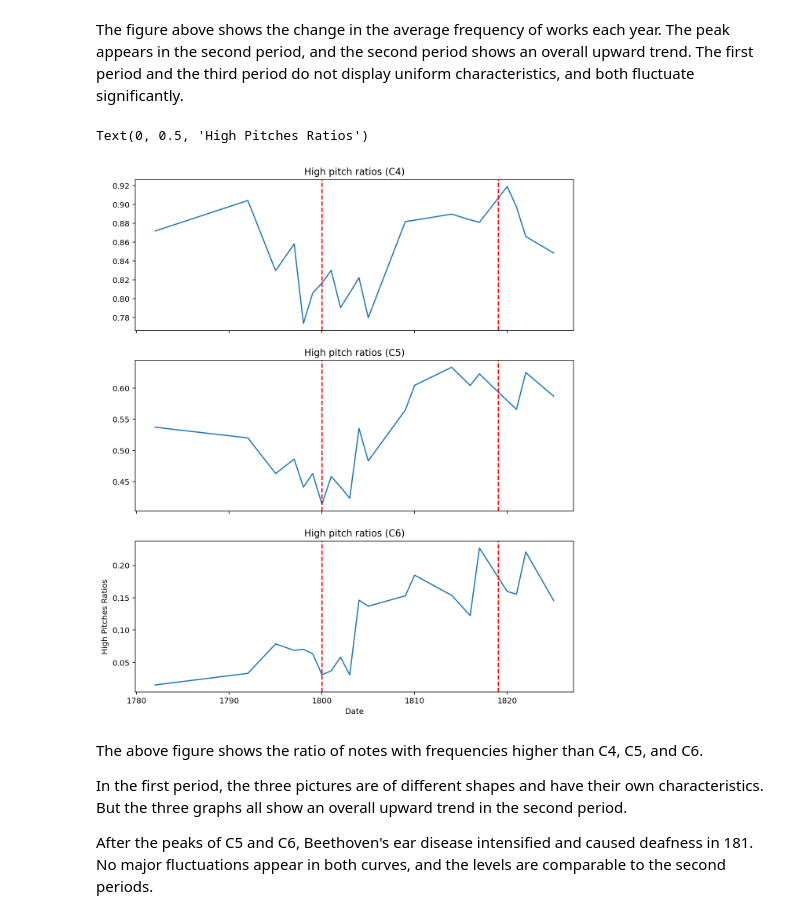
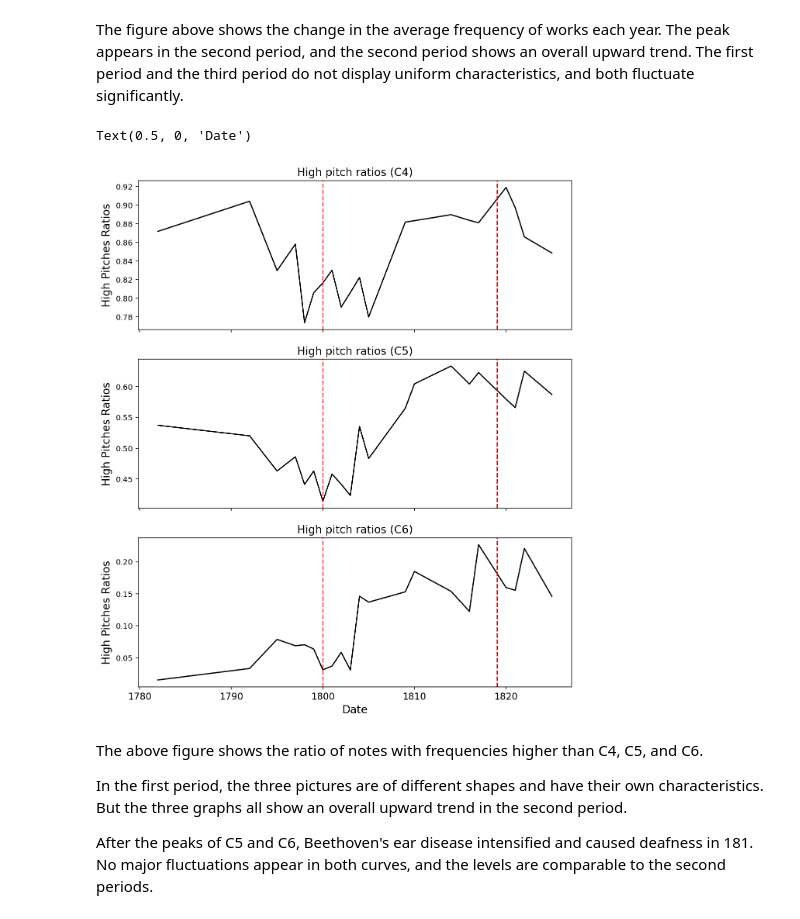
Before and after one commit to neilgogogo/digital_musicology, a Jupyter notebook: milestone3.ipynb, the cells around one changed output. Saved outputs shown, nothing was run; the diff lists cells and outputs as text; code cells hidden in the pictures.

```diff
--- a/milestone3.ipynb
+++ b/milestone3.ipynb
@@ -264,26 +286,28 @@ The figure above shows the change in the average frequency of works each year. T
 # %%
 ### "High Pitches" ratios based on 3 thresholds: C4, C5, C6.
 
 pitch_cat = 'HighestPitch'
 base_count = fluc_df.groupby(['Published']).count()[pitch_cat]
 
 fig, axs = plt.subplots(3, 1, figsize=(10, 12), sharex=True)
 thresholds = [60, 72, 84]
 thresholds_key = ['C4', 'C5', 'C6']
 for i in [0, 1, 2]:
 #     thres_count = fluc_df[fluc_df[pitch_cat] > i].groupby(['Published']).count()[pitch_cat]
 #     plt.plot(thres_count / base_count, label=f'{music21.pitch.Pitch(i)}')
     thres_count = fluc_df[fluc_df[pitch_cat] > thresholds[i]].groupby(['Published']).count()[pitch_cat]
-    axs[i].plot(thres_count / base_count, label=f'{music21.pitch.Pitch(i)}')
+
+    axs[i].plot(thres_count / base_count, label=f'{music21.pitch.Pitch(i)}', color='k')
+    axs[i].set_ylabel('High Pitches Ratios', size=14)
     axs[i].axvline(1800, color='red', ls='--')
     axs[i].axvline(1819, color='red', ls='--')
-    axs[i].set_title(f'High pitch ratios ({thresholds_key[i]})')
+    axs[i].set_title(f'High pitch ratios ({thresholds_key[i]})', size=14)
 
-plt.xlabel('Date')
-plt.ylabel('High Pitches Ratios')
+plt.xticks(size=12)
+plt.xlabel('Date', size=14)
 # %% [output]
-Text(0, 0.5, 'High Pitches Ratios')
+Text(0.5, 0, 'Date')
-[figure, old version]
+[figure, new version]
 # %% [markdown]
 The above figure shows the ratio of notes with frequencies higher than C4, C5, and C6.
 
```
Also changed, not shown: parts of 39 cells of this notebook.
